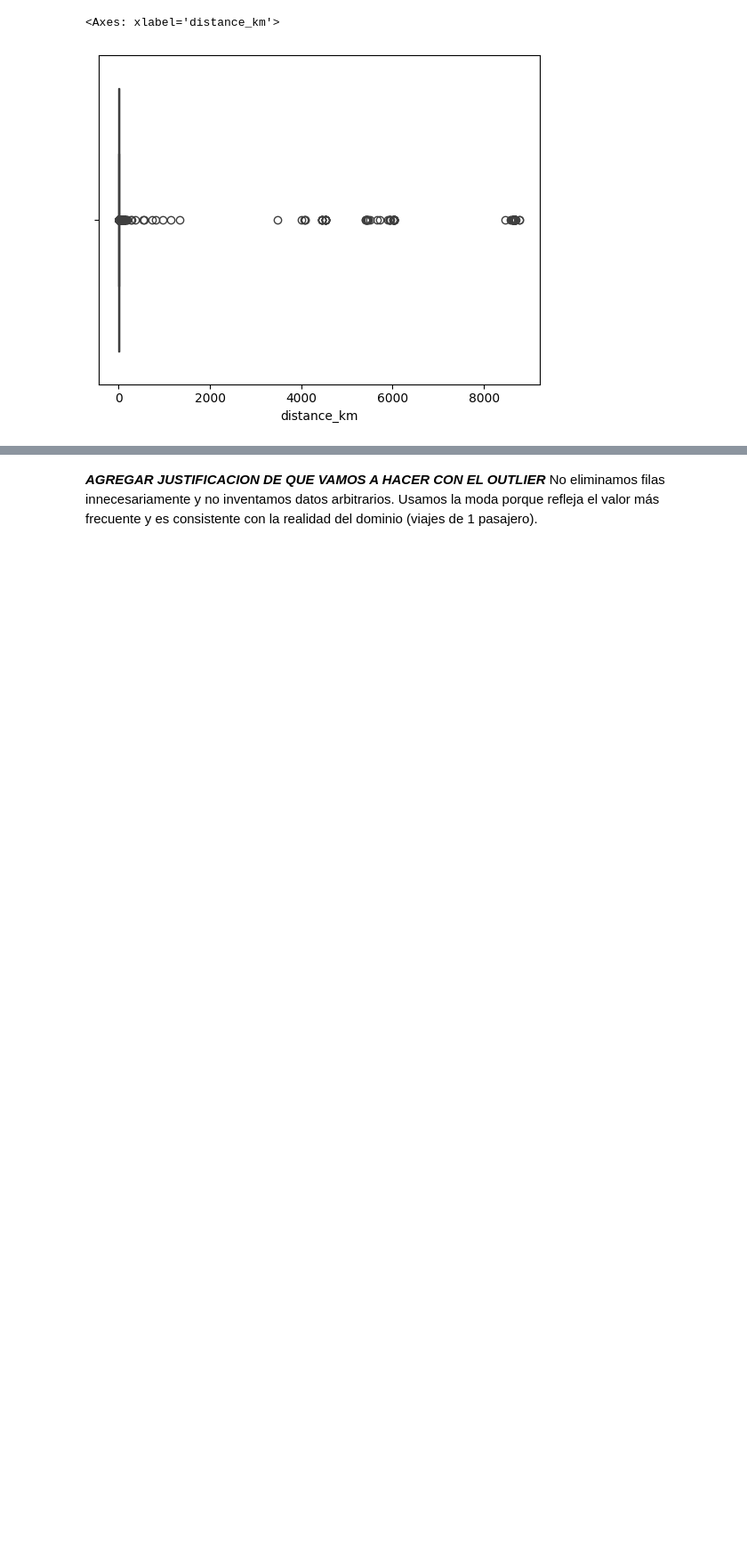
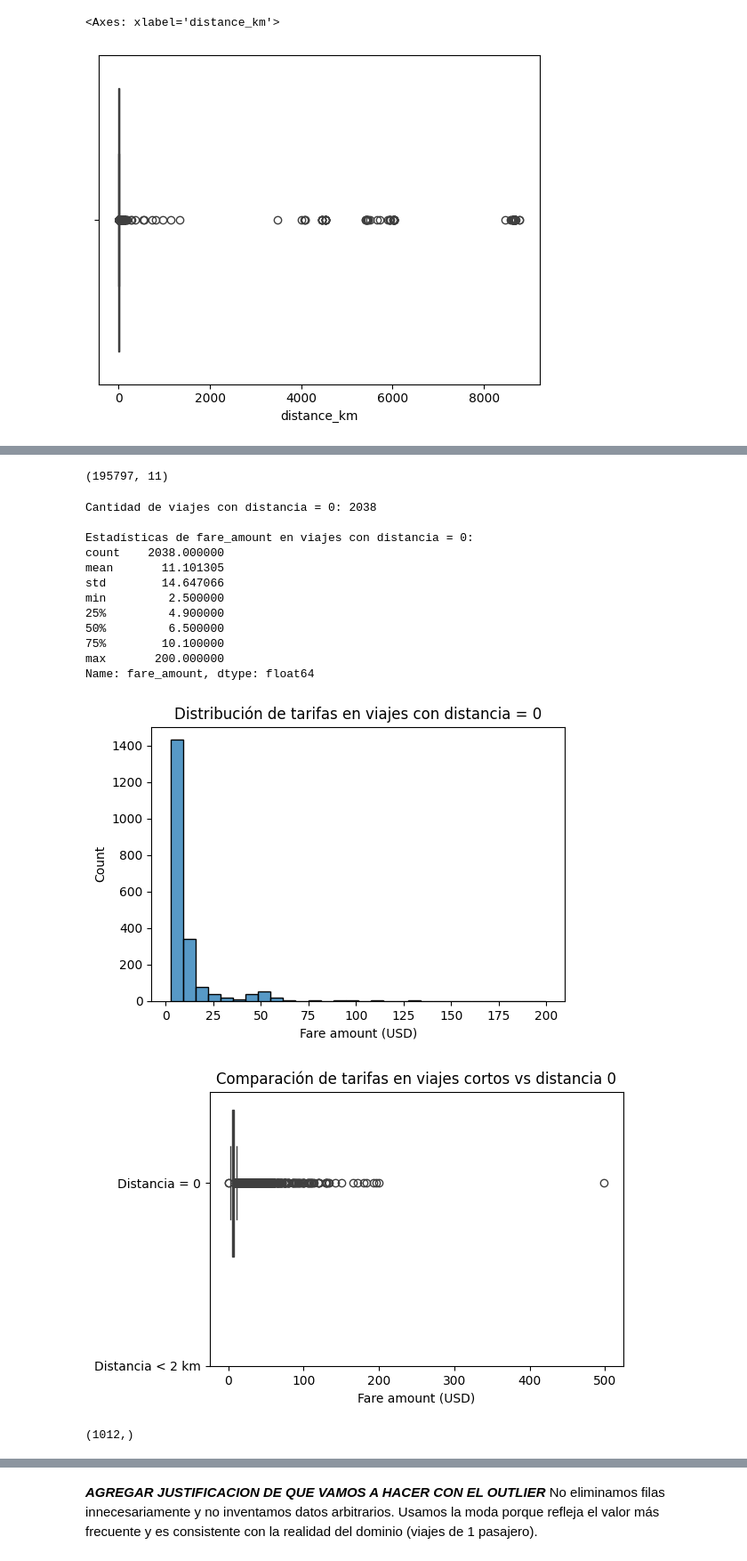
Before and after one commit to Flormezzano/TP-Regresion-AA1-2025C2-Mezzano-P-rez-Tapia, a Jupyter notebook: TP-Regresion-AA1-2025C2-Mezzano-Pérez-Tapia.ipynb, the cells around one changed output, grey strips where cells are left out. Shown: that part at 89% size. Drawn from its saved outputs; the diff is of its cells as text; code cells hidden in the pictures; blank space fills up the shorter version.

Commit message:
Distancia 0, Pipeline, Dummies --

```diff
--- a/TP-Regresion-AA1-2025C2-Mezzano-Pérez-Tapia.ipynb
+++ b/TP-Regresion-AA1-2025C2-Mezzano-Pérez-Tapia.ipynb
@@ -258,3 +246,54 @@ df_filtrado_ny["is_rush_hour"] = (
     df_filtrado_ny["pickup_hour"].between(6, 10) |
     df_filtrado_ny["pickup_hour"].between(16, 20)
 ).astype(int)
+
+df_modelo = df_filtrado_ny.drop(columns=["pickup_hour", "pickup_datetime", "date"])
+
+df_modelo.shape
+# %% [output]
+(195797, 11)
+# %%
+# 1. Contar cuántos viajes tienen distancia 0
+zero_dist = df_modelo[df_modelo["distance_km"] == 0]
+print("Cantidad de viajes con distancia = 0:", len(zero_dist))
+
+# 2. Describir sus tarifas
+print("\nEstadísticas de fare_amount en viajes con distancia = 0:")
+print(zero_dist["fare_amount"].describe())
+
+# 3. Histograma de esas tarifas
+plt.figure(figsize=(6,4))
+sns.histplot(zero_dist["fare_amount"], bins=30, kde=False)
+plt.xlabel("Fare amount (USD)")
+plt.title("Distribución de tarifas en viajes con distancia = 0")
+plt.show()
+
+# 4. Comparar con viajes cortos (ej: < 2 km)
+short_dist = df_modelo[df_modelo["distance_km"] < 2]
+plt.figure(figsize=(6,4))
+sns.boxplot(
+    data=[zero_dist["fare_amount"], short_dist["fare_amount"]],
+    orient="h"
+)
+plt.yticks([0,1], ["Distancia = 0", "Distancia < 2 km"])
+plt.xlabel("Fare amount (USD)")
+plt.title("Comparación de tarifas en viajes cortos vs distancia 0")
+plt.show()
+
+zero_dist[zero_dist["fare_amount"] > 6.5]["fare_amount"].shape
+# %% [output]
+Cantidad de viajes con distancia = 0: 2038
+
+Estadísticas de fare_amount en viajes con distancia = 0:
+count    2038.000000
+mean       11.101305
+std        14.647066
+min         2.500000
+25%         4.900000
+50%         6.500000
+75%        10.100000
+max       200.000000
+Name: fare_amount, dtype: float64
+[figure, added]
+[figure, added]
+(1012,)
```
Also changed, not shown: parts of 6 cells of this notebook.
